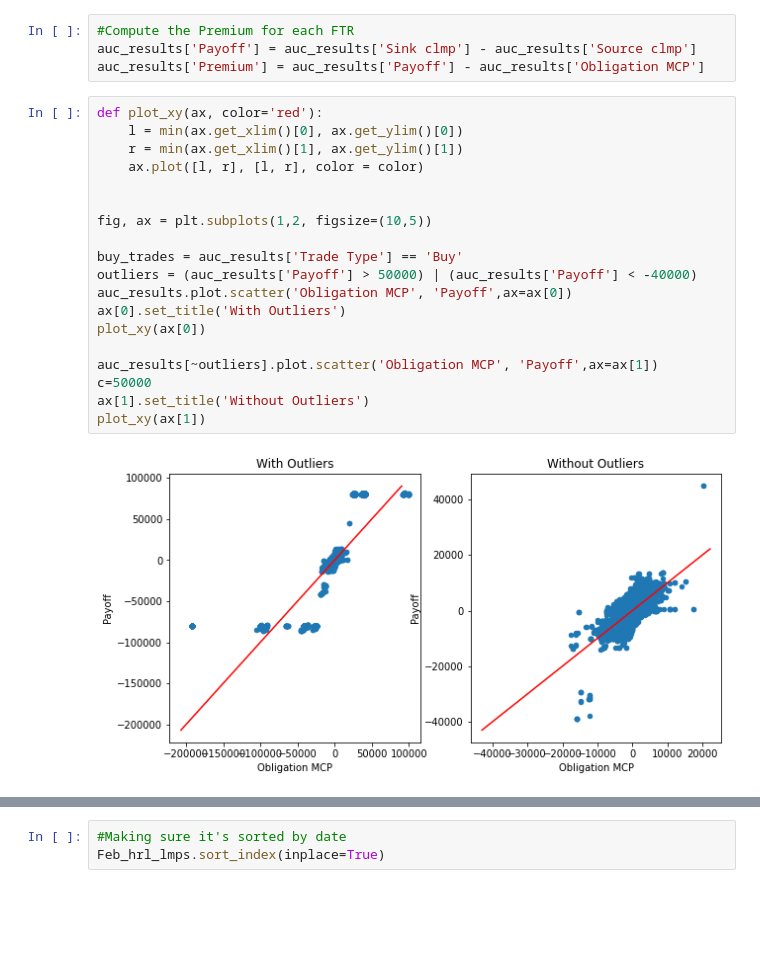
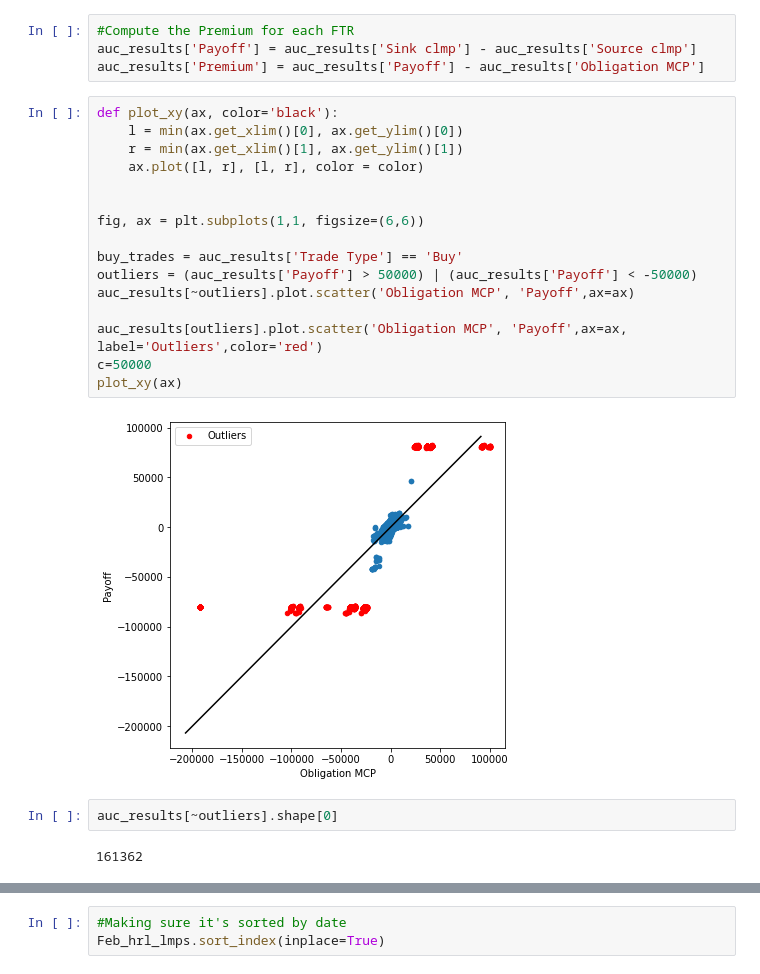
Before and after one commit to benkrakoff/FTR_project, a Jupyter notebook: FTR Exploration Code.ipynb, the cells around one changed output, grey strips where cells are left out. Cells and saved outputs as stored; diff of their text form; blank space fills up the shorter version.

```diff
--- a/FTR Exploration Code.ipynb
+++ b/FTR Exploration Code.ipynb
@@ -77,26 +77,27 @@ auc_results.sample(3)
 auc_results['Payoff'] = auc_results['Sink clmp'] - auc_results['Source clmp']
 auc_results['Premium'] = auc_results['Payoff'] - auc_results['Obligation MCP']
 # %%
-def plot_xy(ax, color='red'):
+def plot_xy(ax, color='black'):
     l = min(ax.get_xlim()[0], ax.get_ylim()[0])
     r = min(ax.get_xlim()[1], ax.get_ylim()[1])
     ax.plot([l, r], [l, r], color = color)
 
 
-fig, ax = plt.subplots(1,2, figsize=(10,5))
+fig, ax = plt.subplots(1,1, figsize=(6,6))
 
 buy_trades = auc_results['Trade Type'] == 'Buy'
-outliers = (auc_results['Payoff'] > 50000) | (auc_results['Payoff'] < -40000)
-auc_results.plot.scatter('Obligation MCP', 'Payoff',ax=ax[0])
-ax[0].set_title('With Outliers')
-plot_xy(ax[0])
+outliers = (auc_results['Payoff'] > 50000) | (auc_results['Payoff'] < -50000)
+auc_results[~outliers].plot.scatter('Obligation MCP', 'Payoff',ax=ax)
 
-auc_results[~outliers].plot.scatter('Obligation MCP', 'Payoff',ax=ax[1])
+auc_results[outliers].plot.scatter('Obligation MCP', 'Payoff',ax=ax, label='Outliers',color='red')
 c=50000
-ax[1].set_title('Without Outliers')
-plot_xy(ax[1])
+plot_xy(ax)
 # %% [output]
-[figure, old version]
+[figure, new version]
+# %%
+auc_results[~outliers].shape[0]
+# %% [output]
+161362
 # %%
 import numpy as np
 
```
Also changed, not shown: parts of 41 cells of this notebook, 1 other file.
